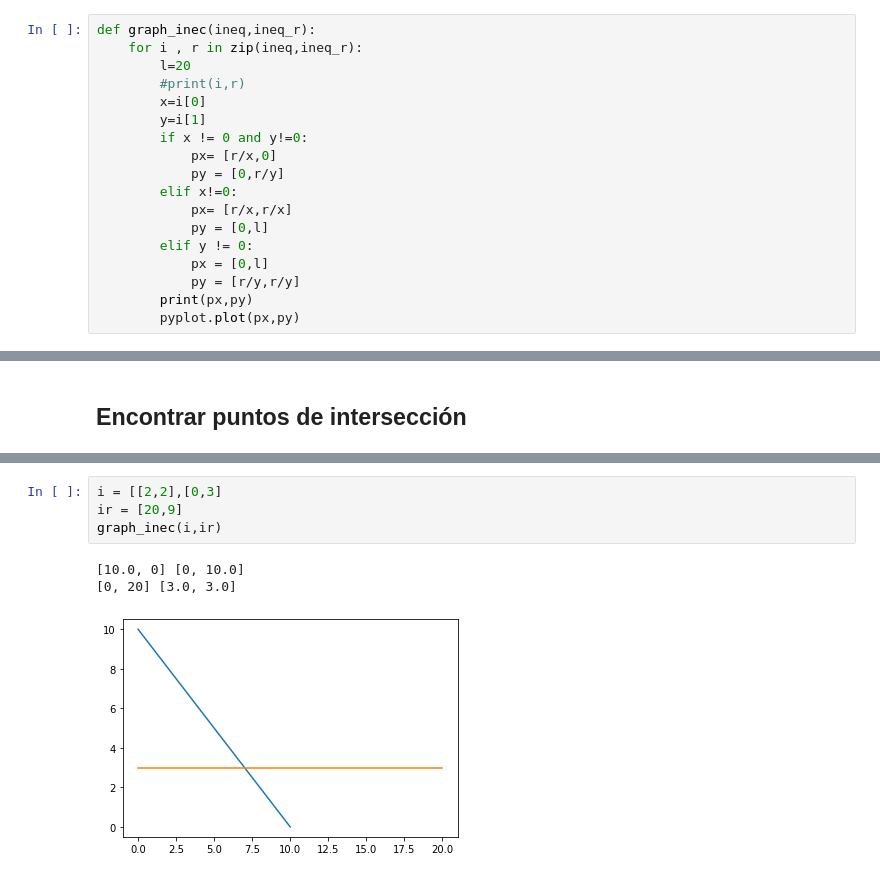
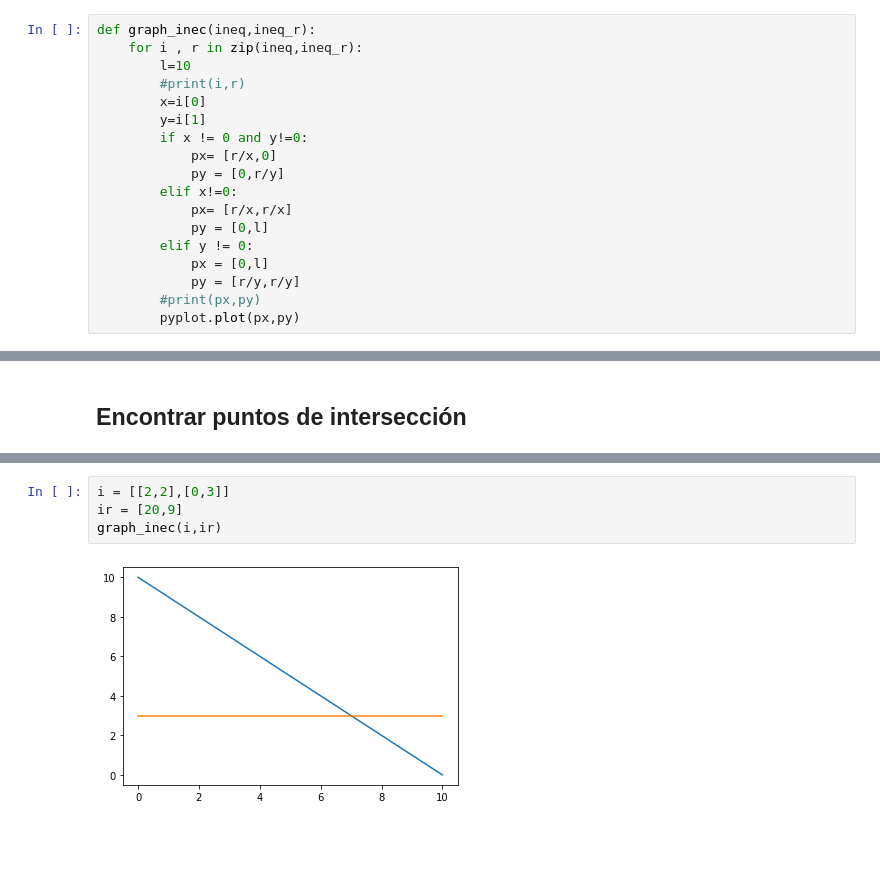
Before and after one commit to Frany-oss/Trabajo-Final-Algebra-Lineal, a Jupyter notebook: LinearProgramming.ipynb, the cells around one changed output, grey strips where cells are left out. Saved outputs shown, nothing was run; the diff lists cells and outputs as text; blank space fills up the shorter version.

Commit message:
plot

```diff
--- a/LinearProgramming.ipynb
+++ b/LinearProgramming.ipynb
@@ -9,7 +9,7 @@ ineq_r = [20,5,8,2]
 # %%
 def graph_inec(ineq,ineq_r):
     for i , r in zip(ineq,ineq_r):
-        l=20
+        l=10
         #print(i,r)
         x=i[0]
         y=i[1]
@@ -22,5 +22,5 @@ def graph_inec(ineq,ineq_r):
         elif y != 0:
             px = [0,l]
             py = [r/y,r/y]
-        print(px,py)
+        #print(px,py)
         pyplot.plot(px,py)
@@ -42,8 +35,6 @@ pyplot.plot([2,4],[2,3],'ro')
 # %%
-i = [[2,2],[0,3]
+i = [[2,2],[0,3]]
 ir = [20,9]
 graph_inec(i,ir)
 # %% [output]
-[10.0, 0] [0, 10.0]
-[0, 20] [3.0, 3.0]
-[figure, old version]
+[figure, new version]
```
Also changed, not shown: parts of 11 cells of this notebook.
